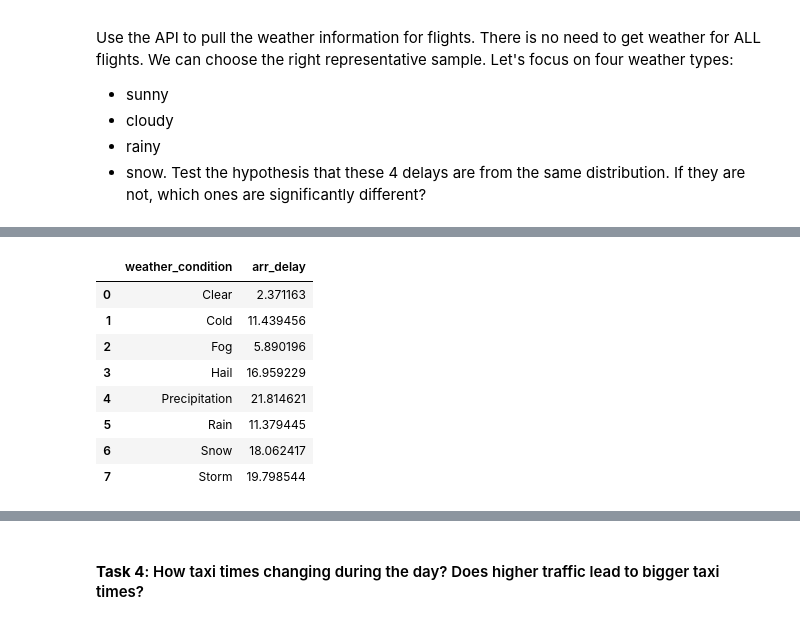
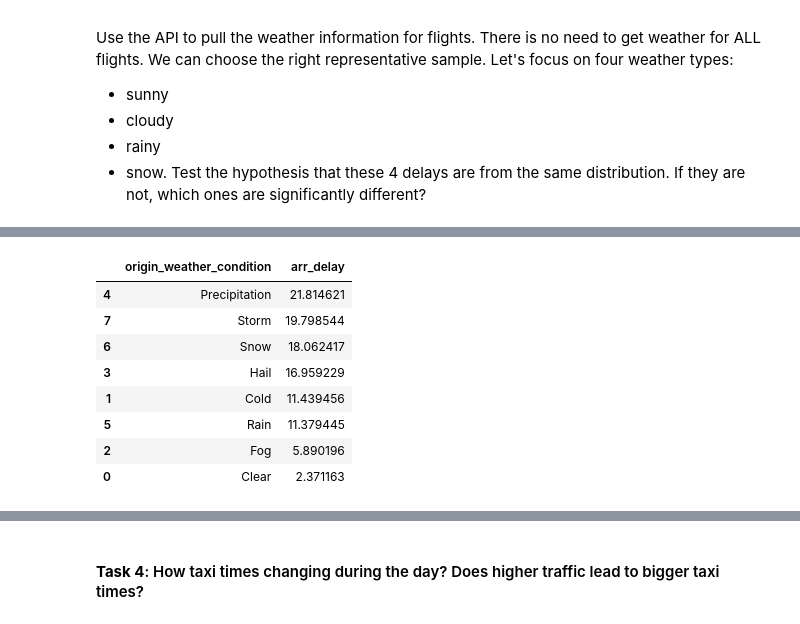
Before and after one commit to bernpb/Flight_Delay_Prediction, a Jupyter notebook: nguyen_exploratory_analysis.ipynb, the cells around one changed output, grey strips where cells are left out. Cells and saved outputs as stored; diff of their text form; code cells hidden in the pictures.

```diff
--- a/nguyen_exploratory_analysis.ipynb
+++ b/nguyen_exploratory_analysis.ipynb
@@ -65,15 +75,15 @@ df_flights_weather = pd.read_csv('data/flights_weather.csv')
 # %%
-weather = df_flights_weather[['fl_date','mkt_unique_carrier','mkt_carrier_fl_num','dep_delay','arr_delay','weather_condition']]
+weather = df_flights_weather[['fl_date','mkt_unique_carrier','mkt_carrier_fl_num','dep_delay','arr_delay','origin_weather_condition','dest_weather_condition']]
 # %%
-df_weather_vs_delay = weather[['weather_condition','arr_delay']].groupby('weather_condition').mean().reset_index()
-df_weather_vs_delay
+df_origin_weather_vs_delay = weather[['origin_weather_condition','arr_delay']].groupby('origin_weather_condition').mean().reset_index()
+df_origin_weather_vs_delay.sort_values(['arr_delay'],ascending=False)
 # %% [output]
-|  | weather_condition | arr_delay |
+|  | origin_weather_condition | arr_delay |
+| 4 | Precipitation | 21.814621 |
+| 7 | Storm | 19.798544 |
+| 6 | Snow | 18.062417 |
+| 3 | Hail | 16.959229 |
+| 1 | Cold | 11.439456 |
+| 5 | Rain | 11.379445 |
+| 2 | Fog | 5.890196 |
 | 0 | Clear | 2.371163 |
-| 1 | Cold | 11.439456 |
-| 2 | Fog | 5.890196 |
-| 3 | Hail | 16.959229 |
-| 4 | Precipitation | 21.814621 |
-| 5 | Rain | 11.379445 |
-| 6 | Snow | 18.062417 |
-| 7 | Storm | 19.798544 |
```
Also changed, not shown: parts of 8 cells of this notebook.
